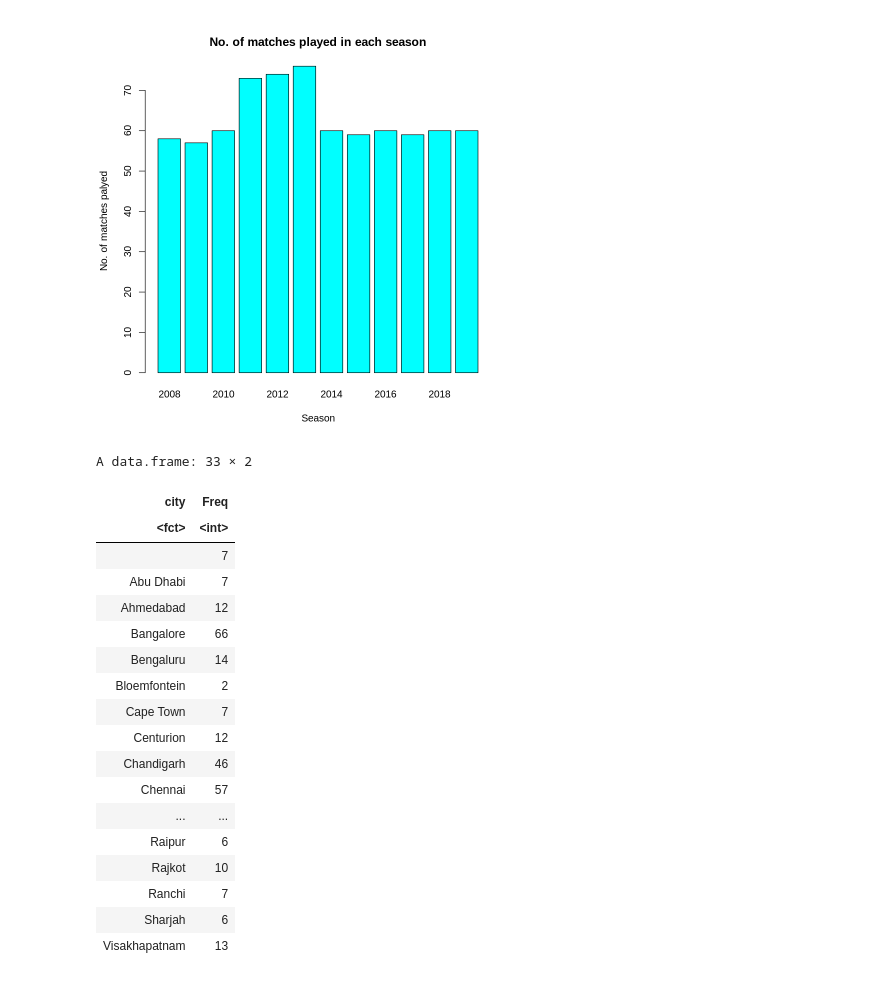
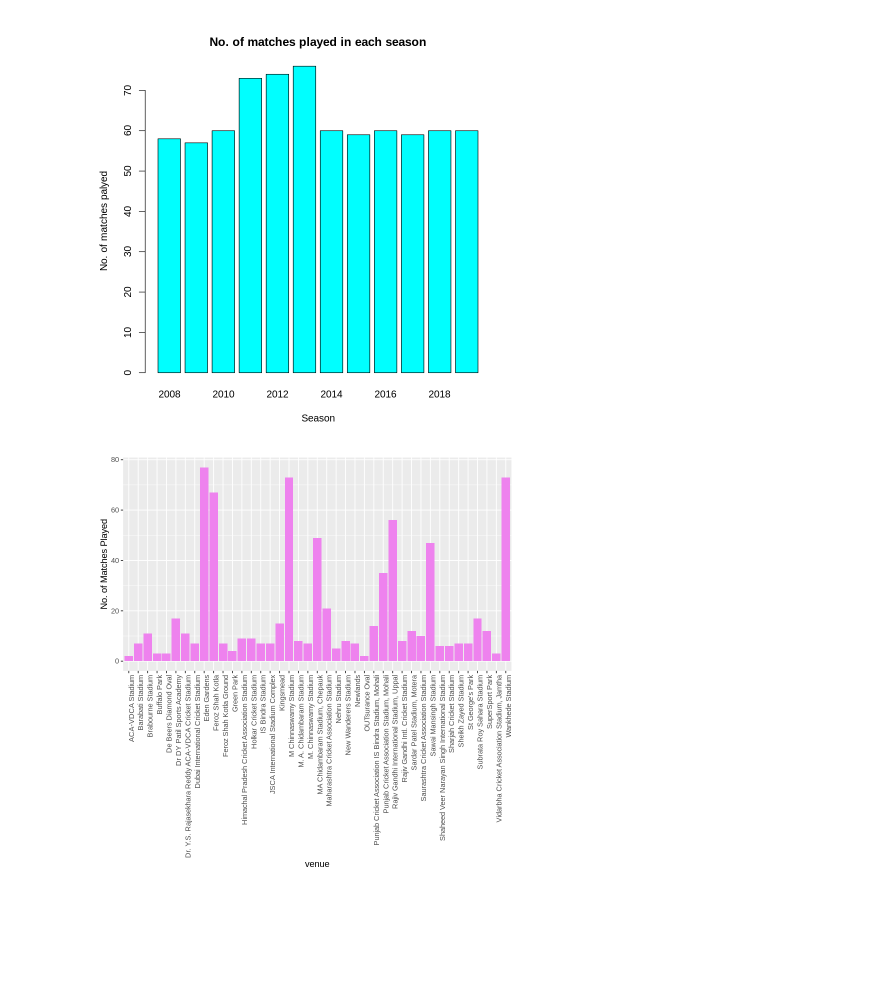
Before and after one commit to Abhishek4848/IPL-Match-Analysis, a Jupyter notebook: IPL_Analysis.ipynb, the cells around one changed output. Cells and saved outputs as stored; diff of their text form; code cells hidden in the pictures; blank space fills up the shorter version.

```diff
--- a/IPL_Analysis.ipynb
+++ b/IPL_Analysis.ipynb
@@ -95,28 +94,10 @@ From the above data, we can conclude that MI, CSK and KKR are the most successfu
 barplot(table(df$season), xlab="Season",ylab="No. of matches palyed",main="No. of matches played in each season",col="cyan")
 # %% [output]
 [figure]
-# %%
-city = c(df$city)
-data.frame(table(city))
-# %% [output]
-A data.frame: 33 × 2
-| city | Freq |
-| <fct> | <int> |
-|  | 7 |
-| Abu Dhabi | 7 |
-| Ahmedabad | 12 |
-| Bangalore | 66 |
-| Bengaluru | 14 |
-| Bloemfontein | 2 |
-| Cape Town | 7 |
-| Centurion | 12 |
-| Chandigarh | 46 |
-| Chennai | 57 |
-| ... | ... |
-| Raipur | 6 |
-| Rajkot | 10 |
-| Ranchi | 7 |
-| Sharjah | 6 |
-| Visakhapatnam | 13 |
+# %%
+library("ggplot2")
+ggplot(data = df,aes(venue)) +geom_bar(fill="violet") +ylab("No. of Matches Played")+theme(axis.text.x = element_text(angle = 90, hjust = 1))
+# %% [output]
+[figure, added]
 # %%
 boxplot(df$win_by_wickets, horizontal=T, varwidth=TRUE,outline=TRUE, boxwex=0.2, border=c("blue"),xlab = "No. of Wickets")
```
Also changed, not shown: parts of 7 cells of this notebook.
